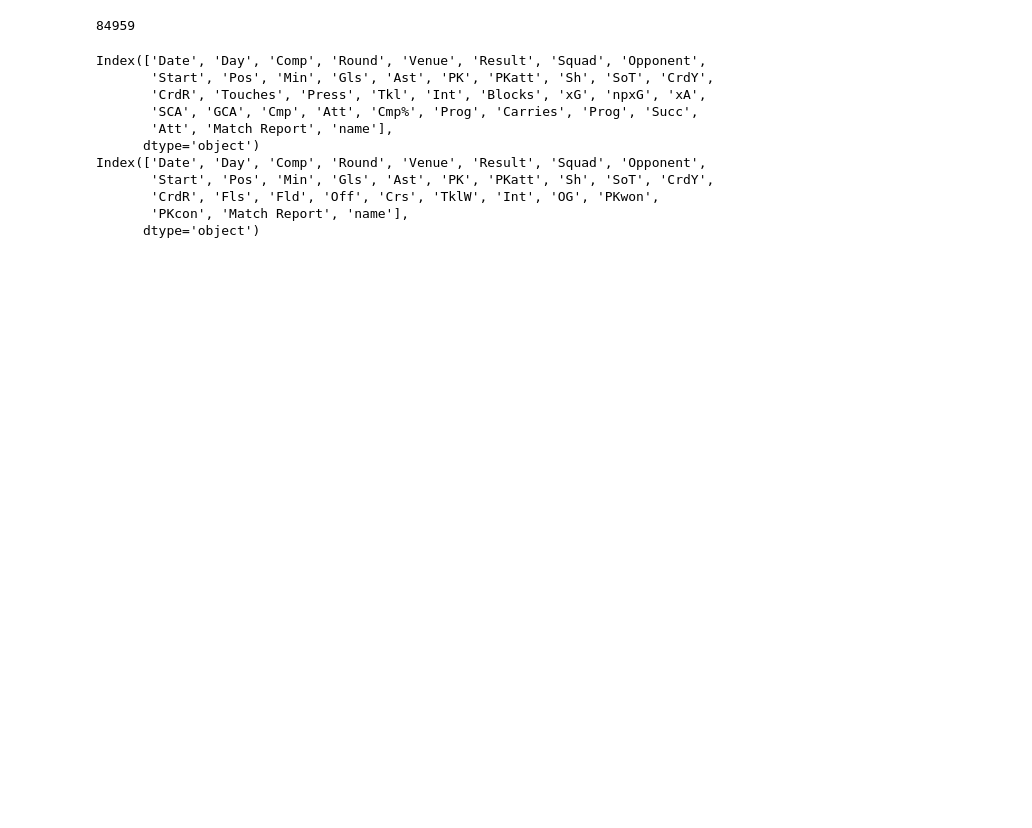
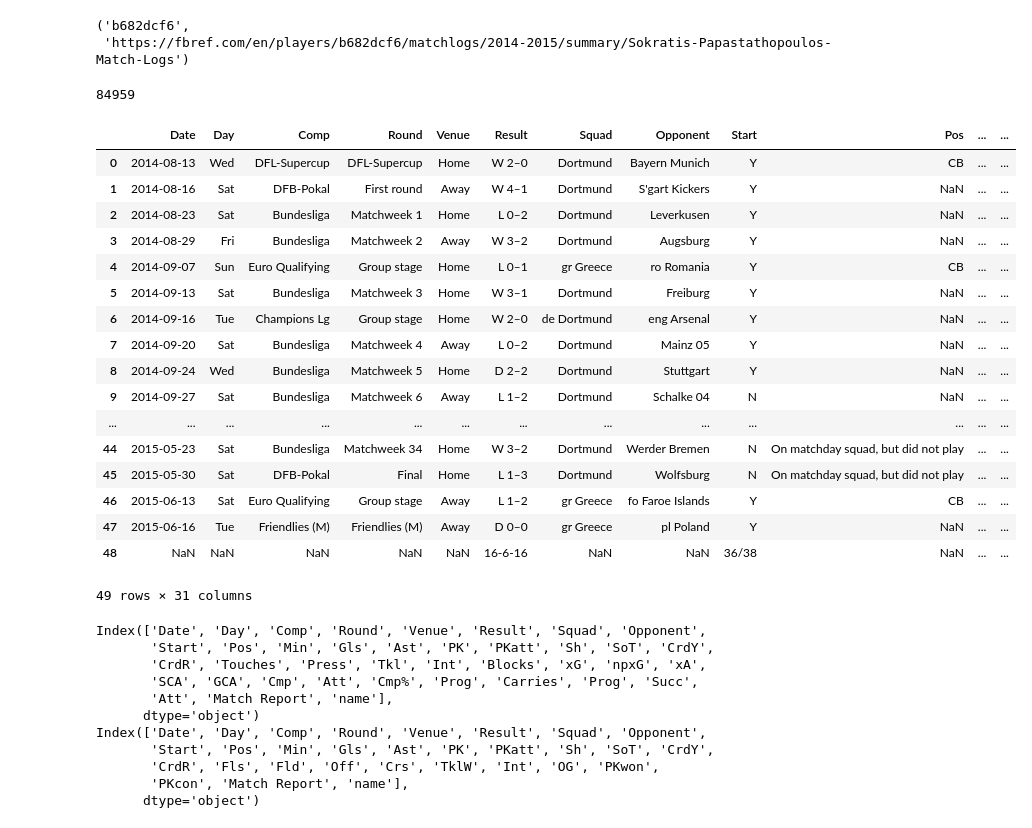
Before and after one commit to SravanRajupalem/FootballPredictions, a Jupyter notebook: 2. FBREF Player Batch 0-5000.ipynb, the cells around one changed output. Cells and saved outputs as stored; diff of their text form; code cells hidden in the pictures; blank space fills up the shorter version.

Commit message:
Changes to Matchlogs

```diff
--- a/2. FBREF Player Batch 0-5000.ipynb
+++ b/2. FBREF Player Batch 0-5000.ipynb
@@ -11,4 +11,6 @@ from urllib.request import urlopen
 # %%
 # Reading CSV File for first Batch 0-5000
 
-match_logs_list_urls = pd.read_csv('/Volumes/GoogleDrive/.shortcut-targets-by-id/1KUGn_35OjAoOP2puz6yG-2g_8LBxvDG_/SIADS 697 - Capstone/CSV Files/match_logs_list_urls.csv')
+match_logs_list_urls = pd.read_csv('match_logs_list_urls.csv')
+
+match_logs_list_urls
@@ -17,6 +33,16 @@ match_logs_list_urls = pd.read_csv('/Volumes/GoogleDrive/.shortcut-targets-by-id
 
 match_logs_list_urls = list(match_logs_list_urls['0'])
 match_logs_list_urls = ['https://fbref.com' + i for i in match_logs_list_urls]
+# %%
+match_logs_list_urls[0]
+start = match_logs_list_urls[0].find("players/") + len("players/")
+end = match_logs_list_urls[0].find("/matchlogs")
+substring = match_logs_list_urls[0][start:end]
+
+substring, match_logs_list_urls[0]
+# %% [output]
+('b682dcf6',
+ 'https://fbref.com/en/players/b682dcf6/matchlogs/2014-2015/summary/Sokratis-Papastathopoulos-Match-Logs')
 # %%
 # Pull all match_log_lists_x tables. We will convert each list individually WORK IN PROCESS
 
@@ -36,13 +62,16 @@ def create_match_logs_tables(match_logs_list_urls_x):
 
             if new_table.shape[1] == 30:
                 df_30_columns = df_30_columns.append(new_table, ignore_index=True)
+                df_30_columns['FBRefID'] = player[(player.find("players/") + len("players/")):(player.find("/matchlogs"))]
 
             if new_table.shape[1] == 39:
                 df_39_columns = df_39_columns.append(new_table, ignore_index=True)
+                df_39_columns['FBRefID'] = player[(player.find("players/") + len("players/")):(player.find("/matchlogs"))]
 
         except:
             pass
 
+
     return df_30_columns, df_39_columns
 # %%
 len(match_logs_list_urls)
@@ -50,7 +79,28 @@ len(match_logs_list_urls)
 84959
 # %%
 # Creating different length data frames
-df_30_columns_1, df_39_columns_1 = create_match_logs_tables(match_logs_list_urls[0:5000])
+df_30_columns_1, df_39_columns_1 = create_match_logs_tables(match_logs_list_urls[0:1])
+# %%
+df_30_columns_1
+# %% [output]
+|  | Date | Day | Comp | Round | Venue | Result | Squad | Opponent | Start | Pos | ... | ... |
+| 0 | 2014-08-13 | Wed | DFL-Supercup | DFL-Supercup | Home | W 2–0 | Dortmund | Bayern Munich | Y | CB | ... | ... |
+| 1 | 2014-08-16 | Sat | DFB-Pokal | First round | Away | W 4–1 | Dortmund | S'gart Kickers | Y | NaN | ... | ... |
+| 2 | 2014-08-23 | Sat | Bundesliga | Matchweek 1 | Home | L 0–2 | Dortmund | Leverkusen | Y | NaN | ... | ... |
+| 3 | 2014-08-29 | Fri | Bundesliga | Matchweek 2 | Away | W 3–2 | Dortmund | Augsburg | Y | NaN | ... | ... |
+| 4 | 2014-09-07 | Sun | Euro Qualifying | Group stage | Home | L 0–1 | gr Greece | ro Romania | Y | CB | ... | ... |
+| 5 | 2014-09-13 | Sat | Bundesliga | Matchweek 3 | Home | W 3–1 | Dortmund | Freiburg | Y | NaN | ... | ... |
+| 6 | 2014-09-16 | Tue | Champions Lg | Group stage | Home | W 2–0 | de Dortmund | eng Arsenal | Y | NaN | ... | ... |
+| 7 | 2014-09-20 | Sat | Bundesliga | Matchweek 4 | Away | L 0–2 | Dortmund | Mainz 05 | Y | NaN | ... | ... |
+| 8 | 2014-09-24 | Wed | Bundesliga | Matchweek 5 | Home | D 2–2 | Dortmund | Stuttgart | Y | NaN | ... | ... |
+| 9 | 2014-09-27 | Sat | Bundesliga | Matchweek 6 | Away | L 1–2 | Dortmund | Schalke 04 | N | NaN | ... | ... |
+| ... | ... | ... | ... | ... | ... | ... | ... | ... | ... | ... | ... | ... |
+| 44 | 2015-05-23 | Sat | Bundesliga | Matchweek 34 | Home | W 3–2 | Dortmund | Werder Bremen | N | On matchday squad, but did not play | ... | ... |
+| 45 | 2015-05-30 | Sat | DFB-Pokal | Final | Home | L 1–3 | Dortmund | Wolfsburg | N | On matchday squad, but did not play | ... | ... |
+| 46 | 2015-06-13 | Sat | Euro Qualifying | Group stage | Away | L 1–2 | gr Greece | fo Faroe Islands | Y | CB | ... | ... |
+| 47 | 2015-06-16 | Tue | Friendlies (M) | Friendlies (M) | Away | D 0–0 | gr Greece | pl Poland | Y | NaN | ... | ... |
+| 48 | NaN | NaN | NaN | NaN | NaN | 16-6-16 | NaN | NaN | 36/38 | NaN | ... | ... |
+49 rows × 31 columns
 # %%
 # export to google drive as df_30_columns_1 and df_columns_1
 
```
Also changed, not shown: parts of 2 cells of this notebook.
